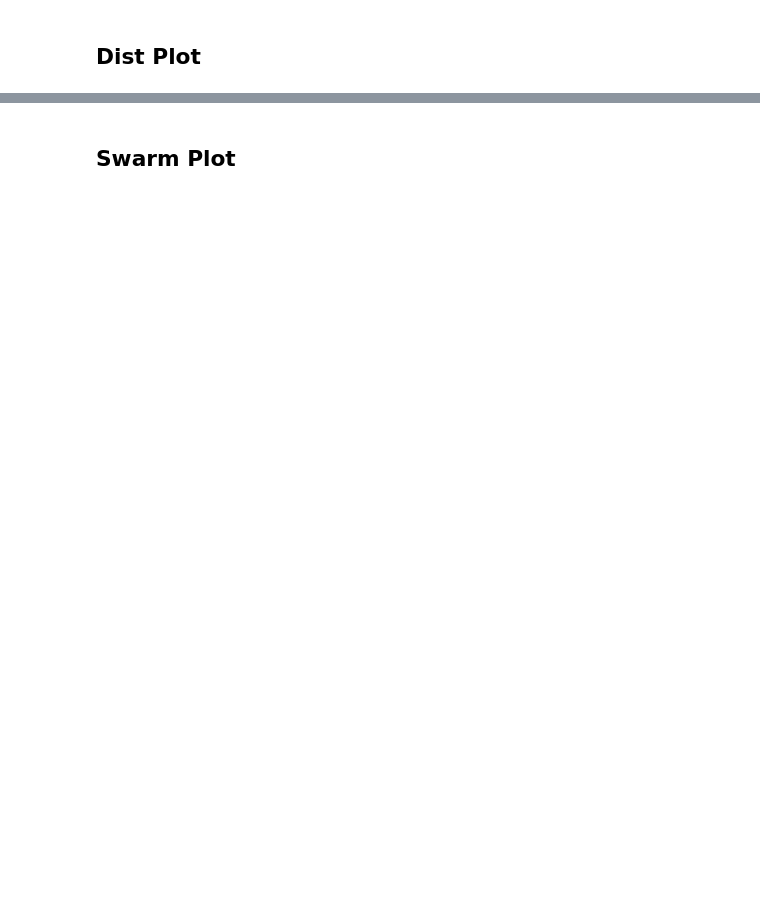
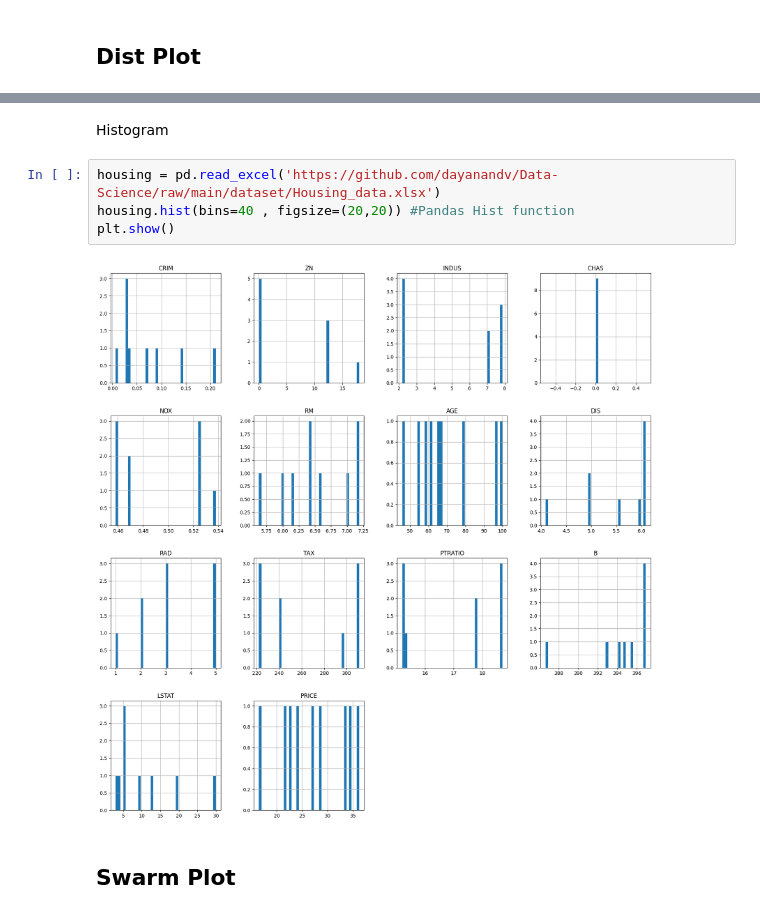
Before and after one commit to dayanandv/Data-Science, a Jupyter notebook: Visualization.ipynb, the cells around one changed output, grey strips where cells are left out. Saved outputs shown, nothing was run; the diff lists cells and outputs as text; blank space fills up the shorter version.

```diff
--- a/Visualization.ipynb
+++ b/Visualization.ipynb
@@ -446,2 +456,10 @@ employement
+# %% [markdown]
+Histogram
+# %%
+housing = pd.read_excel('https://github.com/dayanandv/Data-Science/raw/main/dataset/Housing_data.xlsx')
+housing.hist(bins=40 , figsize=(20,20)) #Pandas Hist function
+plt.show()
+# %% [output]
+[figure, added]
 # %% [markdown]
 ## Swarm Plot
```
Also changed, not shown: parts of 28 cells of this notebook.
